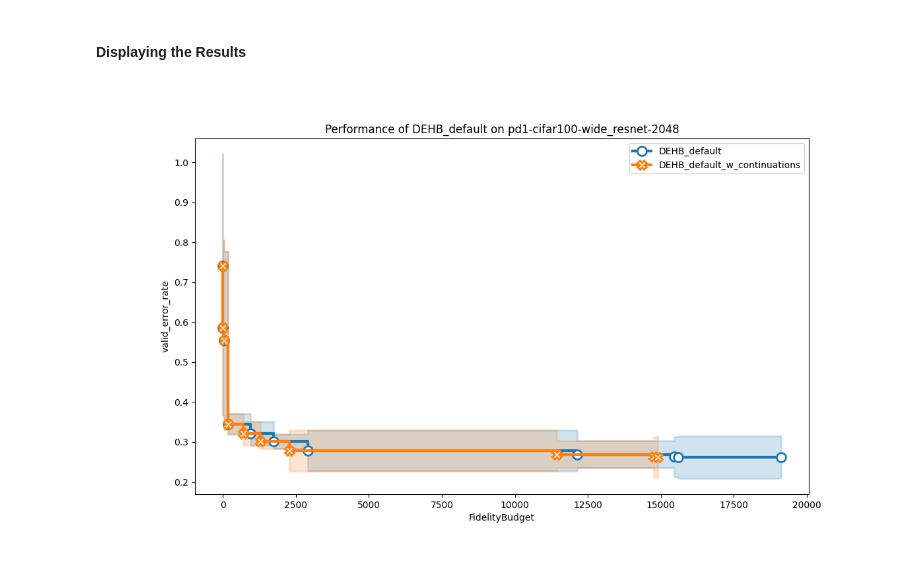
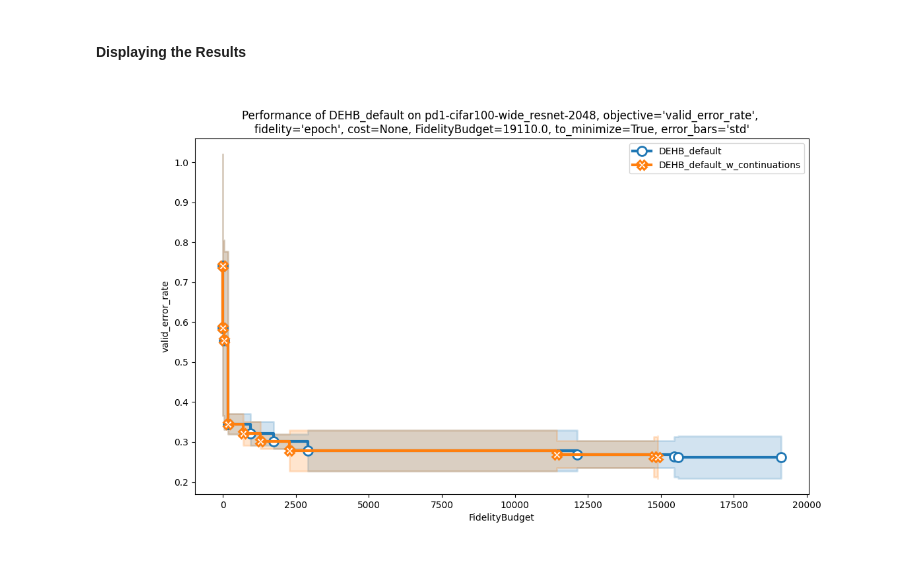
Before and after one commit to automl/hposuite, a Jupyter notebook: examples/plots_and_comparisons.ipynb, the cells around one changed output. Drawn from its saved outputs; the diff is of its cells as text; code cells hidden in the pictures.

```diff
--- a/examples/plots_and_comparisons.ipynb
+++ b/examples/plots_and_comparisons.ipynb
@@ -163,6 +152,11 @@ INFO:__main__:Saved plot to /home/soham/repos/hposuite/examples/example-outputs/
 # %%
 from IPython.display import Image
 
-Image(filename="example-outputs/continuations-comp/plots/pd1-cifar100-wide_resnet-2048_performance.png")
+Image(
+    filename="example-outputs/continuations-comp/plots/DEHB_default."
+        "pd1-cifar100-wide_resnet-2048, objective='valid_error_rate', "
+        "fidelity='epoch', cost=None, FidelityBudget=19110.0, "
+        "to_minimize=True, error_bars='std'.png"
+)
 # %% [output]
-[figure, old version]
+[figure, new version]
```
Also changed, not shown: parts of 6 cells of this notebook, 3 other files.
